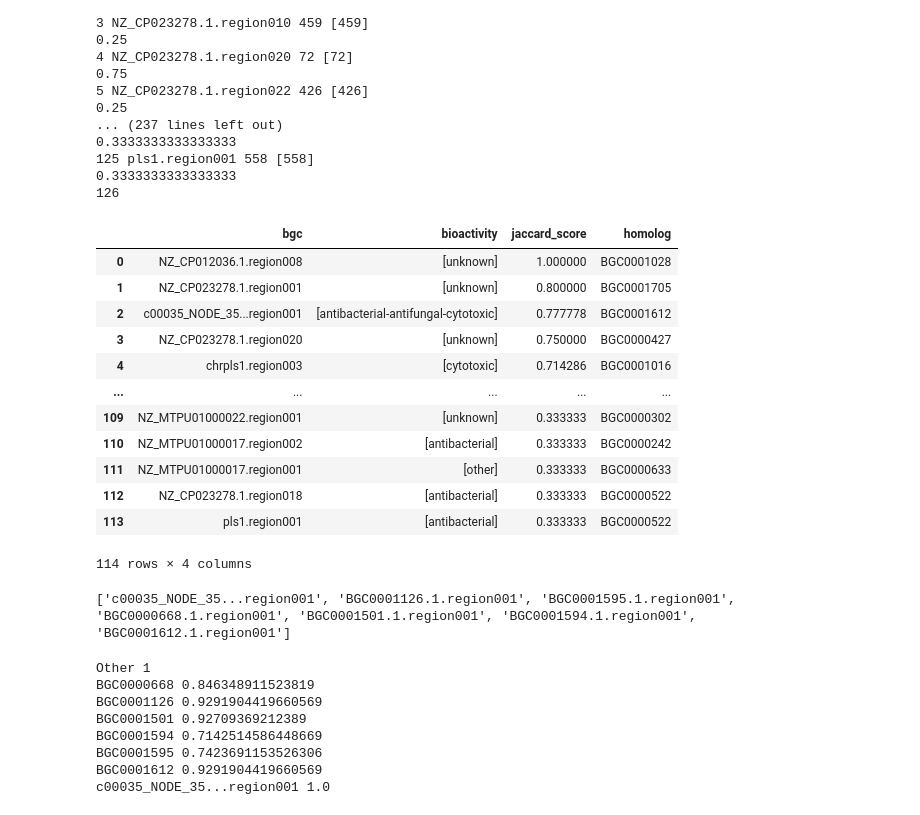
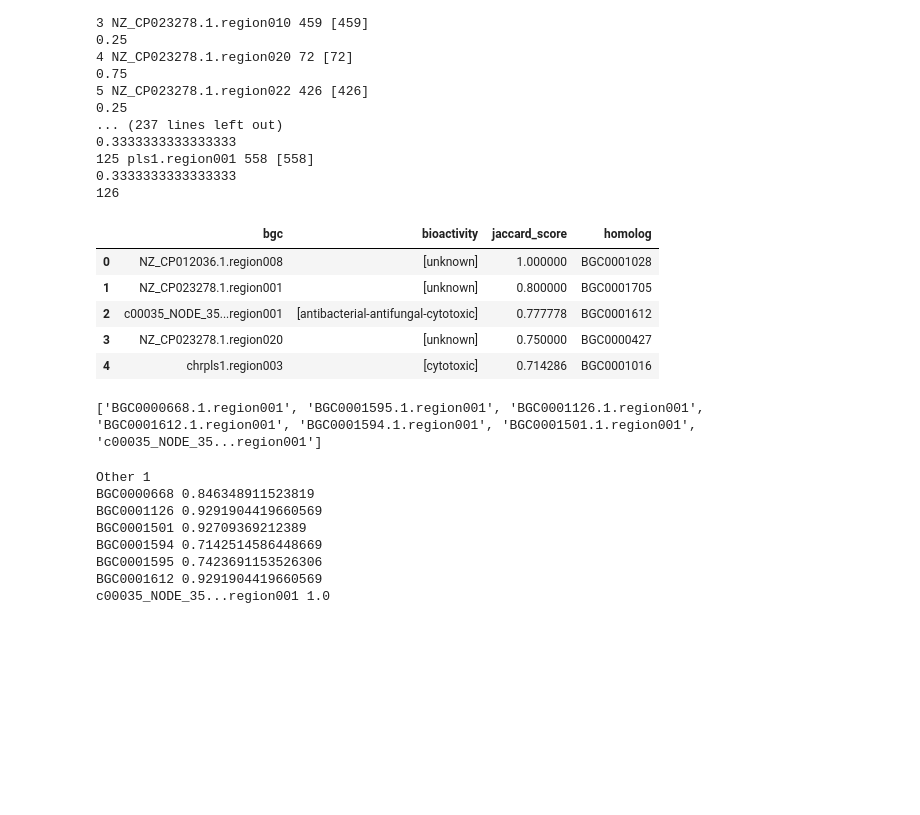
Before and after one commit to tiagolbiotech/BioGeneClassifier, a Jupyter notebook: notebook3-BioGeneClassifier-CENA-220521.ipynb, the cells around one changed output. Saved outputs shown, nothing was run; the diff lists cells and outputs as text; code cells hidden in the pictures; blank space fills up the shorter version.

```diff
--- a/notebook3-BioGeneClassifier-CENA-220521.ipynb
+++ b/notebook3-BioGeneClassifier-CENA-220521.ipynb
@@ -249,7 +249,7 @@ bgc_type_dict
 # Getting classes for CENA samples
 # %%
 def get_feature_class(bgc_name,genome_name):
-    filename = "/Users/tiagoferreiraleao/Dropbox/tiago-NAS/BioGeneClassifier/antismash_results_CENAs/%s/%s"%(genome_name,bgc_name)
+    filename = "./antismash_results_CENAs/%s/%s"%(genome_name,bgc_name)
     if os.path.exists(filename):
         input_handle = open(filename,'r')
         for seq_record in SeqIO.parse(input_handle,'genbank'):
@@ -271,7 +271,7 @@ def get_feature_class(bgc_name,genome_name):
 
 all_classes = []
 
-for root, dirs, files in os.walk("/Users/tiagoferreiraleao/Dropbox/tiago-NAS/BGClassifier/antismash_results_CENAs/"):
+for root, dirs, files in os.walk("./antismash_results_CENAs/"):
     for file in files:
         if file.endswith(".gbk"):
             ctg_edge,class_list = get_feature_class(file,os.path.basename(root))
@@ -384,7 +384,7 @@ combined_list1
 combined_list2 = []
 cena_bgc_list = []
 
-for root, dirs, files in os.walk("/Users/tiagoferreiraleao/Dropbox/tiago-NAS/BGClassifier/antismash_results_CENAs/"):
+for root, dirs, files in os.walk("./antismash_results_CENAs/"):
     for file in files:
         if 'region' in file:
             if file.endswith(".gbk"):
@@ -978,35 +978,28 @@ print(len(jaccard_col))
 # %%
 frames = {'bgc':bgc_col,'bioactivity':bioact_col,'jaccard_score':jaccard_col,'homolog':homol_col}
 
 valid_jaccard_df = pd.DataFrame(frames)
 
-valid_jaccard_df = valid_jaccard_df[valid_jaccard_df['jaccard_score'] >= 0.3]
+valid_jaccard_df = valid_jaccard_df[valid_jaccard_df['jaccard_score'] >= 0.7]
 
 valid_jaccard_df = valid_jaccard_df.sort_values(by='jaccard_score',ascending=False)
 
 valid_jaccard_df = valid_jaccard_df.reset_index(drop=True)
 
 valid_jaccard_df
 # %% [output]
 |  | bgc | bioactivity | jaccard_score | homolog |
 | 0 | NZ_CP012036.1.region008 | [unknown] | 1.000000 | BGC0001028 |
 | 1 | NZ_CP023278.1.region001 | [unknown] | 0.800000 | BGC0001705 |
 | 2 | c00035_NODE_35...region001 | [antibacterial-antifungal-cytotoxic] | 0.777778 | BGC0001612 |
 | 3 | NZ_CP023278.1.region020 | [unknown] | 0.750000 | BGC0000427 |
 | 4 | chrpls1.region003 | [cytotoxic] | 0.714286 | BGC0001016 |
-| ... | ... | ... | ... | ... |
-| 109 | NZ_MTPU01000022.region001 | [unknown] | 0.333333 | BGC0000302 |
-| 110 | NZ_MTPU01000017.region002 | [antibacterial] | 0.333333 | BGC0000242 |
-| 111 | NZ_MTPU01000017.region001 | [other] | 0.333333 | BGC0000633 |
-| 112 | NZ_CP023278.1.region018 | [antibacterial] | 0.333333 | BGC0000522 |
-| 113 | pls1.region001 | [antibacterial] | 0.333333 | BGC0000522 |
-114 rows × 4 columns
 # %%
 for key in bigscape_dict:
     if 'c00035_NODE_35...region001' in str(bigscape_dict[key]):
         print(bigscape_dict[key])
 # %% [output]
-['c00035_NODE_35...region001', 'BGC0001126.1.region001', 'BGC0001595.1.region001', 'BGC0000668.1.region001', 'BGC0001501.1.region001', 'BGC0001594.1.region001', 'BGC0001612.1.region001']
+['BGC0000668.1.region001', 'BGC0001595.1.region001', 'BGC0001126.1.region001', 'BGC0001612.1.region001', 'BGC0001594.1.region001', 'BGC0001501.1.region001', 'c00035_NODE_35...region001']
 # %%
 for i,item in unlabeled_training_df.drop('label',axis=1).loc['c00035_NODE_35...region001'].iteritems():
     if item > 0:
```
Also changed, not shown: parts of 3 cells of this notebook.
